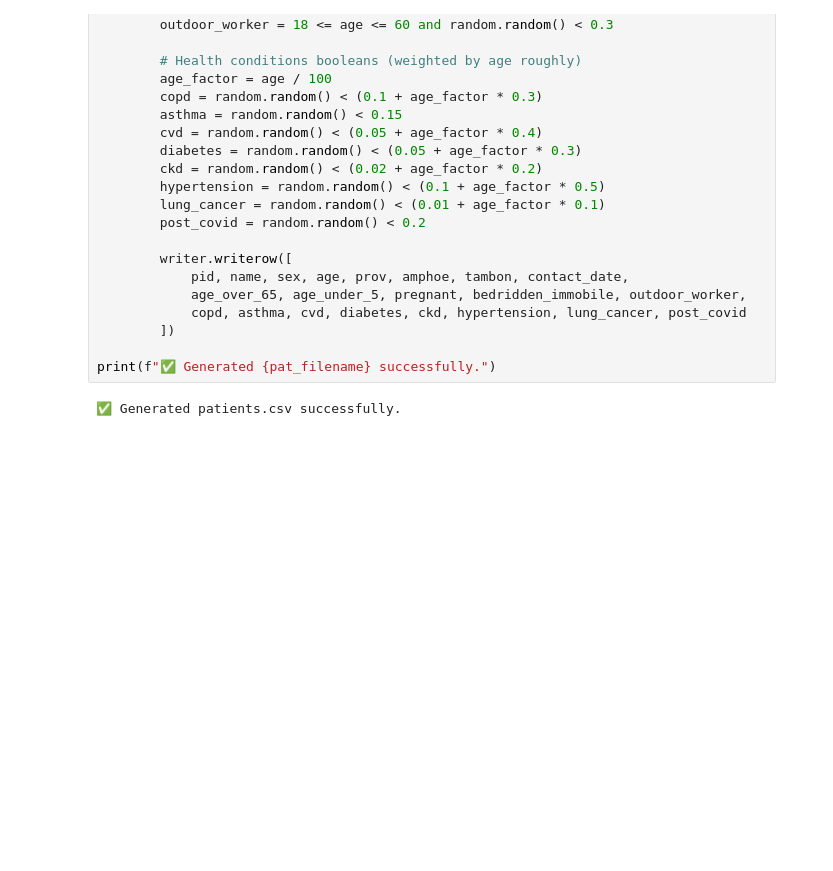
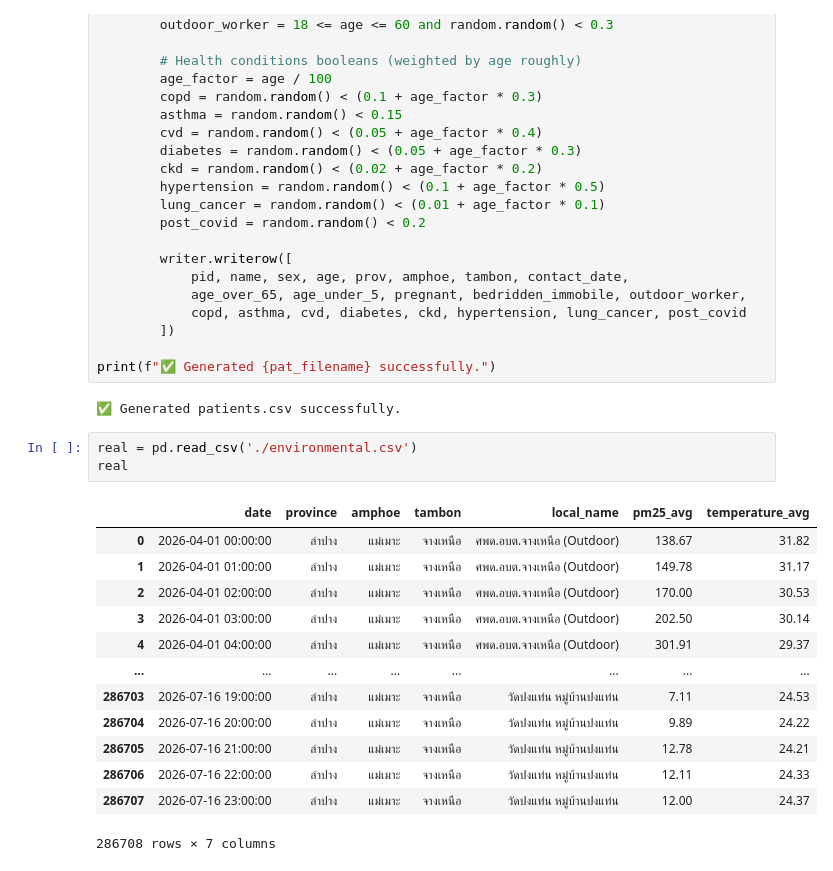
Before and after one commit to tamsopanat/cmu_lhs_pm_project, a Jupyter notebook: prepare_real_data.ipynb, the cells around one changed output. Cells and saved outputs as stored; diff of their text form; blank space fills up the shorter version.

```diff
--- a/prepare_real_data.ipynb
+++ b/prepare_real_data.ipynb
@@ -129,3 +129,20 @@ with open(pat_filename, mode="w", newline="", encoding="utf-8") as f:
 print(f"✅ Generated {pat_filename} successfully.")
 # %% [output]
 ✅ Generated patients.csv successfully.
+# %%
+real = pd.read_csv('./environmental.csv')
+real
+# %% [output]
+|  | date | province | amphoe | tambon | local_name | pm25_avg | temperature_avg |
+| 0 | 2026-04-01 00:00:00 | ลำปาง | แม่เมาะ | จางเหนือ | ศพด.อบต.จางเหนือ (Outdoor) | 138.67 | 31.82 |
+| 1 | 2026-04-01 01:00:00 | ลำปาง | แม่เมาะ | จางเหนือ | ศพด.อบต.จางเหนือ (Outdoor) | 149.78 | 31.17 |
+| 2 | 2026-04-01 02:00:00 | ลำปาง | แม่เมาะ | จางเหนือ | ศพด.อบต.จางเหนือ (Outdoor) | 170.00 | 30.53 |
+| 3 | 2026-04-01 03:00:00 | ลำปาง | แม่เมาะ | จางเหนือ | ศพด.อบต.จางเหนือ (Outdoor) | 202.50 | 30.14 |
+| 4 | 2026-04-01 04:00:00 | ลำปาง | แม่เมาะ | จางเหนือ | ศพด.อบต.จางเหนือ (Outdoor) | 301.91 | 29.37 |
+| ... | ... | ... | ... | ... | ... | ... | ... |
+| 286703 | 2026-07-16 19:00:00 | ลำปาง | แม่เมาะ | จางเหนือ | วัดปงแท่น หมู่บ้านปงแท่น | 7.11 | 24.53 |
+| 286704 | 2026-07-16 20:00:00 | ลำปาง | แม่เมาะ | จางเหนือ | วัดปงแท่น หมู่บ้านปงแท่น | 9.89 | 24.22 |
+| 286705 | 2026-07-16 21:00:00 | ลำปาง | แม่เมาะ | จางเหนือ | วัดปงแท่น หมู่บ้านปงแท่น | 12.78 | 24.21 |
+| 286706 | 2026-07-16 22:00:00 | ลำปาง | แม่เมาะ | จางเหนือ | วัดปงแท่น หมู่บ้านปงแท่น | 12.11 | 24.33 |
+| 286707 | 2026-07-16 23:00:00 | ลำปาง | แม่เมาะ | จางเหนือ | วัดปงแท่น หมู่บ้านปงแท่น | 12.00 | 24.37 |
+286708 rows × 7 columns
```
Also changed, not shown: parts of 3 cells of this notebook, 1 other file.
